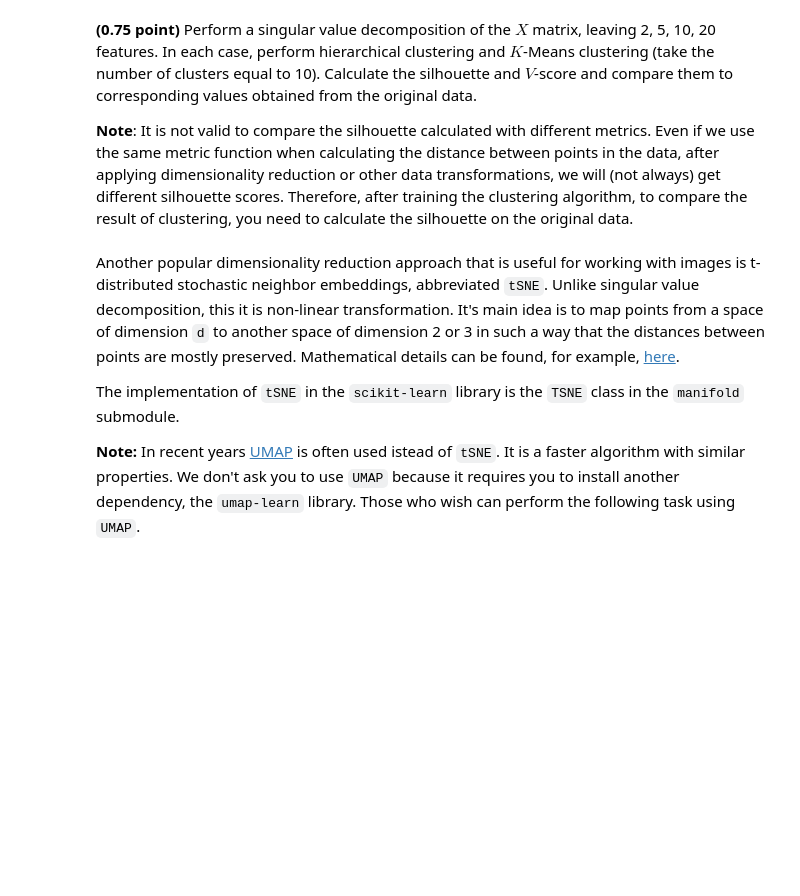
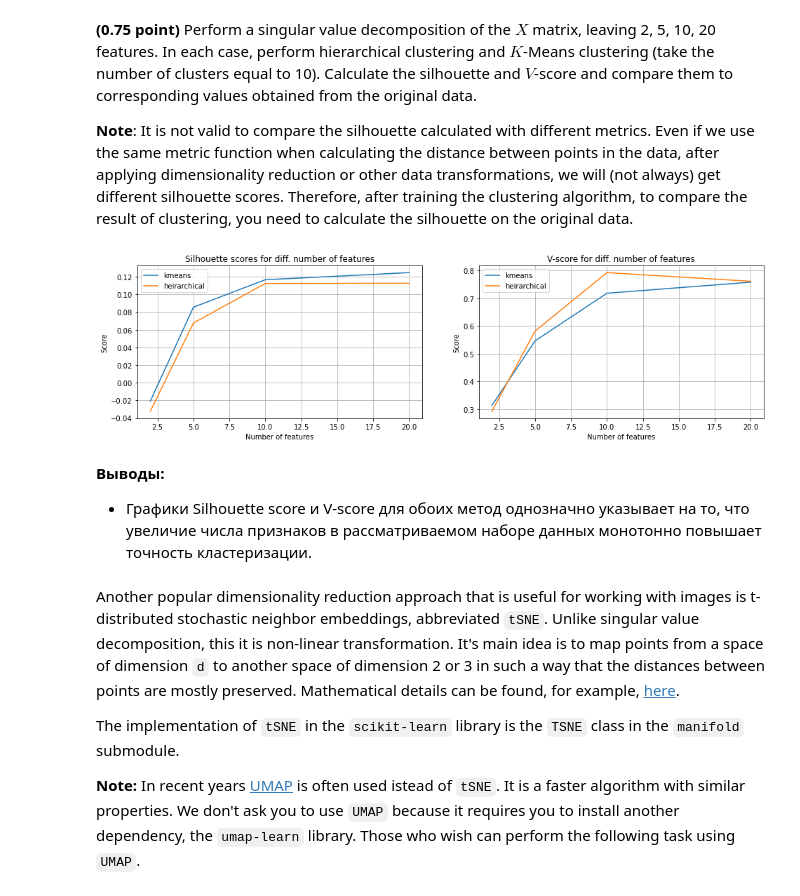
Before and after one commit to aslamovyura/ml-python, a Jupyter notebook: 8_clustering/clustering.ipynb, the cells around one changed output. Saved outputs shown, nothing was run; the diff lists cells and outputs as text; code cells hidden in the pictures; blank space fills up the shorter version.

```diff
--- a/8_clustering/clustering.ipynb
+++ b/8_clustering/clustering.ipynb
@@ -472,3 +473,51 @@ The `scikit-learn` module has several implementations of singular value decompos
+# %%
+features_num_arr = [2,5,10,20]
+
+kmeans_silhouette_scores = np.zeros(len(features_num_arr))
+hierarchical_silhouette_scores = np.zeros(len(features_num_arr))
+
+kmeans_v_scores = np.zeros(len(features_num_arr))
+hierarchical_v_scores = np.zeros(len(features_num_arr))
+
+for i in range(len(features_num_arr)):
+
+    reducer = TruncatedSVD(n_components = features_num_arr[i])
+    X_reduced = reducer.fit_transform(X)
+    X_reduced_scaled = scaler.fit_transform(X_reduced)
+
+    kmeans_labelsR = KMeans(n_clusters=10, n_init=10, max_iter=200 , random_state=0).fit_predict(X_reduced_scaled)
+    hierarchical_labelsR = AgglomerativeClustering(n_clusters=10).fit_predict(X_reduced_scaled)
+
+    kmeans_silhouette_scores[i] = silhouette_score(X_scaled, kmeans_labelsR)
+    hierarchical_silhouette_scores[i] = silhouette_score(X_scaled, hierarchical_labelsR)
+
+    kmeans_v_scores[i] = v_measure_score(y, kmeans_labelsR)
+    hierarchical_v_scores[i] = v_measure_score(y, hierarchical_labelsR)
+# %%
+fig = plt.figure(figsize=(16,4))
+ax1 = fig.add_subplot(121)
+ax2 = fig.add_subplot(122)
+
+ax1.plot(features_num_arr, kmeans_silhouette_scores, label='kmeans')
+ax1.plot(features_num_arr, hierarchical_silhouette_scores, label='hierarchical')
+ax1.set_title('Silhouette scores for diff. number of features')
+ax1.set_ylabel('Score')
+ax1.set_xlabel('Number of features')
+ax1.legend(['kmeans','heirarchical'])
+ax1.grid()
+
+ax2.plot(features_num_arr, kmeans_v_scores, label='kmeans')
+ax2.plot(features_num_arr, hierarchical_v_scores, label='hierarchical')
+ax2.set_title('V-score for diff. number of features')
+ax2.set_ylabel('Score')
+ax2.set_xlabel('Number of features')
+ax2.legend(['kmeans','heirarchical'])
+ax2.grid()
+# %% [output]
+[figure, added]
+# %% [markdown]
+**Выводы:**
+- Графики Silhouette score и V-score для обоих метод однозначно указывает на то, что увеличие числа признаков в рассматриваемом наборе данных монотонно повышает точность кластеризации.
 # %% [markdown]
 Another popular dimensionality reduction approach that is useful for working with images is t-distributed stochastic neighbor embeddings, abbreviated `tSNE`. Unlike singular value decomposition, this it is non-linear transformation. It's main idea is to map points from a space of dimension `d` to another space of dimension 2 or 3 in such a way that the distances between points are mostly preserved. Mathematical details can be found, for example, [here](https://en.wikipedia.org/wiki/T-distributed_stochastic_neighbor_embedding).
 
```
Also changed, not shown: parts of 17 cells of this notebook.
